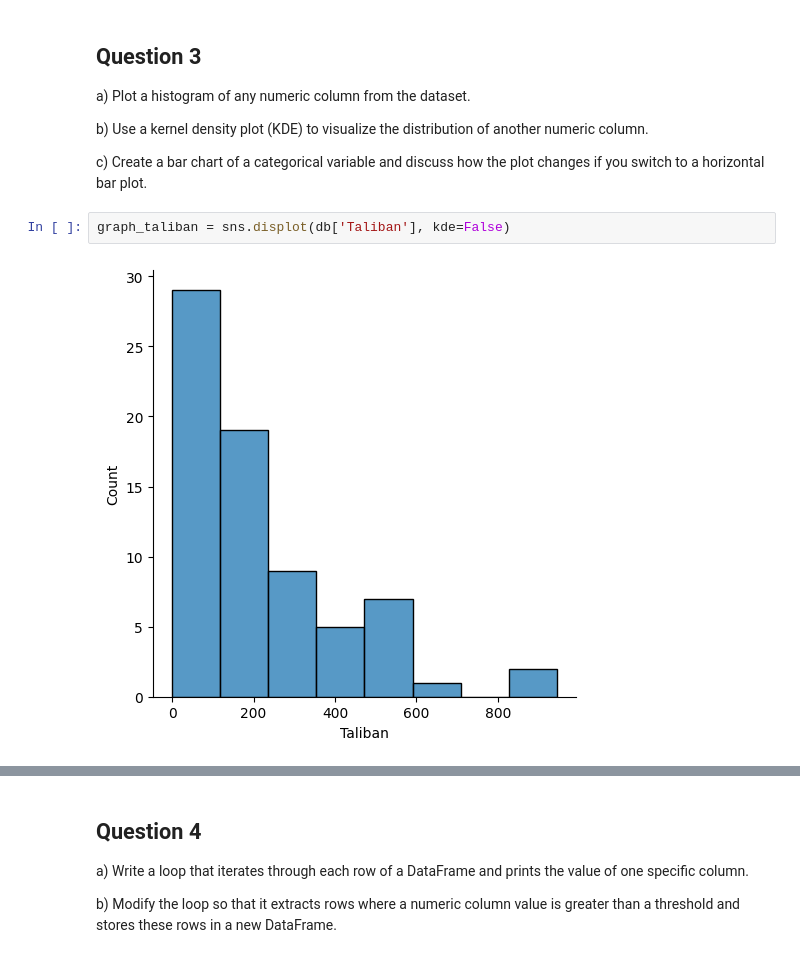
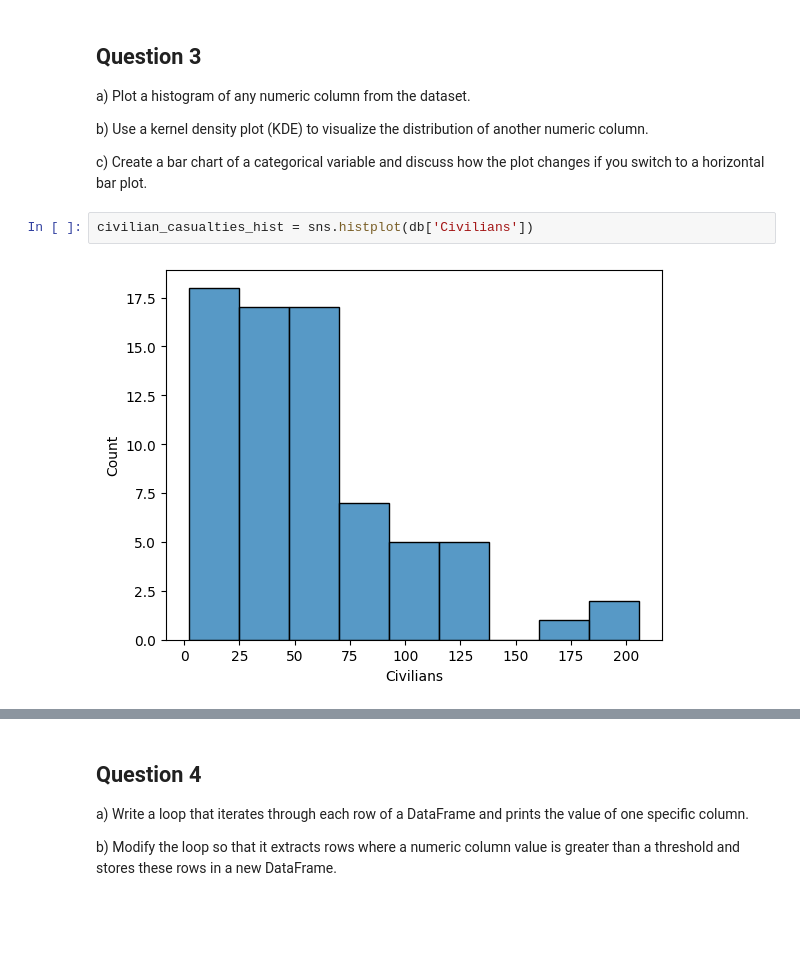
Before and after one commit to AsalMrd/AsalMrd.github.io, a Jupyter notebook: Assignment2.ipynb, the cells around one changed output, grey strips where cells are left out. Saved outputs shown, nothing was run; the diff lists cells and outputs as text; blank space fills up the shorter version.

```diff
--- a/Assignment2.ipynb
+++ b/Assignment2.ipynb
@@ -68,8 +74,8 @@ a) Plot a histogram of any numeric column from the dataset.
 b) Use a kernel density plot (KDE) to visualize the distribution of another numeric column.
 
 c) Create a bar chart of a categorical variable and discuss how the plot changes if you switch to a horizontal bar plot.
-# %%
-graph_taliban = sns.displot(db['Taliban'], kde=False)
-# %% [output]
-[figure, removed]
+# %%
+civilian_casualties_hist = sns.histplot(db['Civilians'])
+# %% [output]
+[figure, added]
 # %%
```
Also changed, not shown: parts of 11 cells of this notebook.
